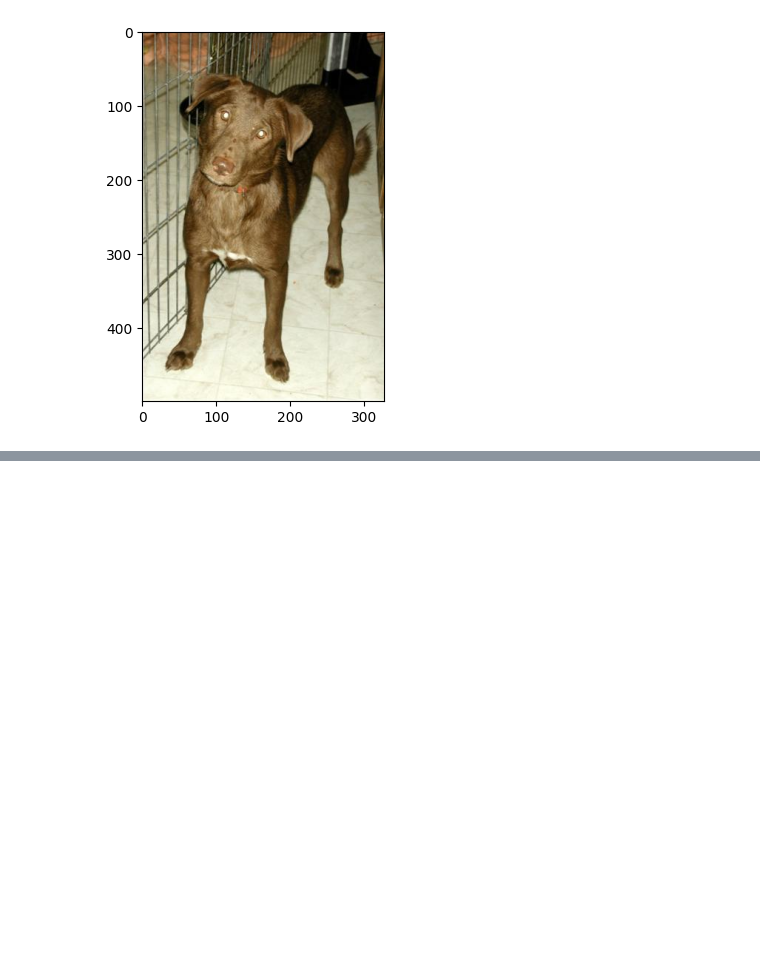
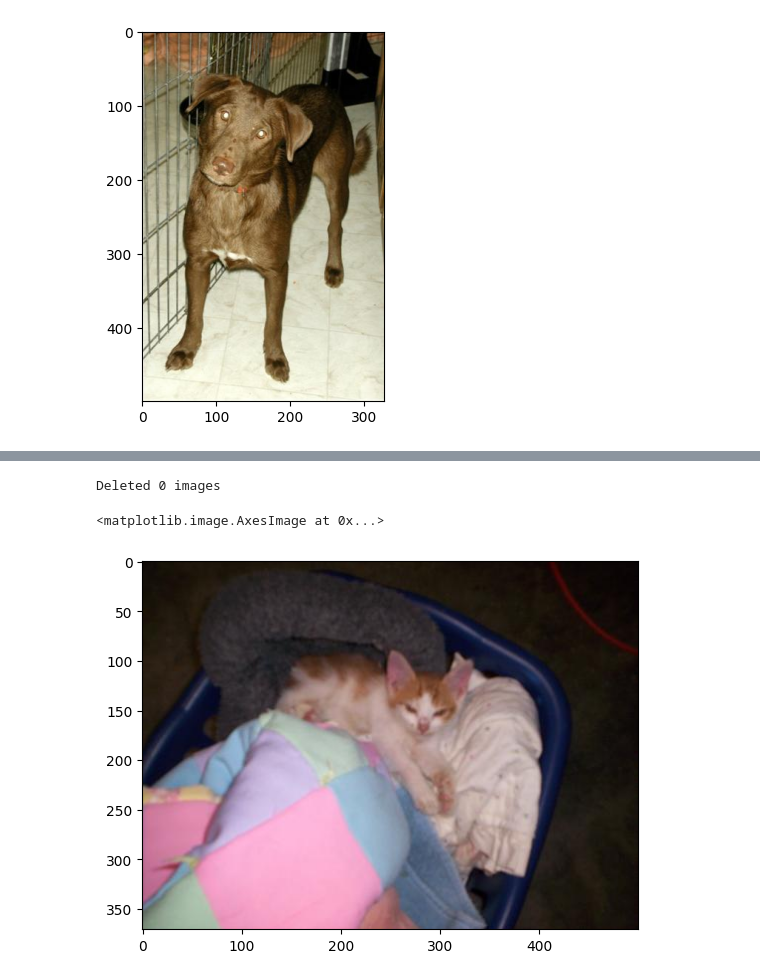
Before and after one commit to sojog/Machine-Learning-Tensorflow-ADR-20-25-octombrie-2025, a Jupyter notebook: Ziua4/06.cats_vs_dogs.ipynb, the cells around one changed output, grey strips where cells are left out. Saved outputs shown, nothing was run; the diff lists cells and outputs as text; code cells hidden in the pictures; blank space fills up the shorter version.

```diff
--- a/Ziua4/06_z4_cats_vs_dogs.ipynb
+++ b/Ziua4/06.cats_vs_dogs.ipynb
@@ -37,0 +183,28 @@ with zipfile.ZipFile(ZIP_PATH) as zf:
+# %%
+import os
+
+num_skipped = 0
+for folder_name in ("Cat", "Dog"):
+    folder_path = os.path.join("/content/PetImages/", folder_name)
+    for fname in os.listdir(folder_path):
+        fpath = os.path.join(folder_path, fname)
+        try:
+            fobj = open(fpath, "rb")
+            is_jfif = tf.compat.as_bytes("JFIF") in fobj.peek(10)
+        finally:
+            fobj.close()
+
+        if not is_jfif:
+            num_skipped += 1
+            # Delete corrupted image
+            print("Fisier corupt:", fpath)
+            os.remove(fpath)
+
+print("Deleted %d images" % num_skipped)
+# %% [output]
+Deleted 0 images
+# %%
+plt.imshow(plt.imread(CAT_FOLDER + '/45.jpg'))
+# %% [output]
+<matplotlib.image.AxesImage at 0x...>
+[figure, added]
```
Also changed, not shown: parts of 13 cells of this notebook, 1 other file.
